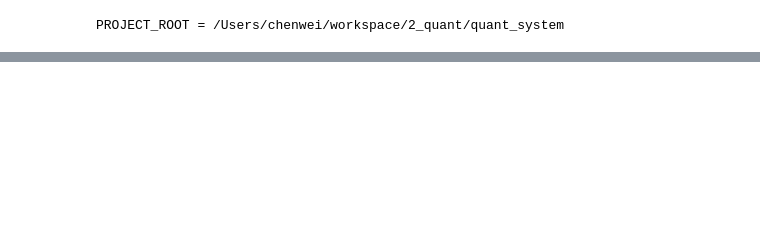
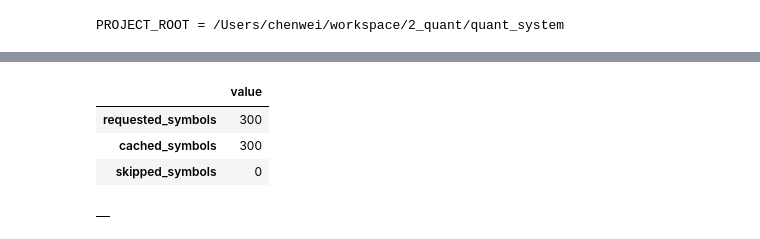
Before and after one commit to Baageer/quant_system, a Jupyter notebook: research/notebooks/price_pattern_event_study.ipynb, the cells around one changed output, grey strips where cells are left out. Cells and saved outputs as stored; diff of their text form; code cells hidden in the pictures; blank space fills up the shorter version.

```diff
--- a/research/notebooks/price_pattern_event_study.ipynb
+++ b/research/notebooks/price_pattern_event_study.ipynb
@@ -622,0 +676,24 @@ Skipped symbols: 2
+# %%
+price_cache, cache_skip_df = build_price_cache(
+    symbols=symbols,
+    data_api=data_api,
+    start_date=START_DATE,
+    end_date=END_DATE,
+    min_data_length=MIN_DATA_LENGTH,
+)
+
+cache_summary = pd.Series(
+    {
+        "requested_symbols": len(symbols),
+        "cached_symbols": len(price_cache),
+        "skipped_symbols": len(cache_skip_df),
+    }
+)
+display(cache_summary.to_frame("value"))
+display(cache_skip_df.head(10))
+# %% [output]
+|  | value |
+| requested_symbols | 300 |
+| cached_symbols | 300 |
+| skipped_symbols | 0 |
+|  |
```
Also changed, not shown: parts of 11 cells of this notebook, 1 other file.
